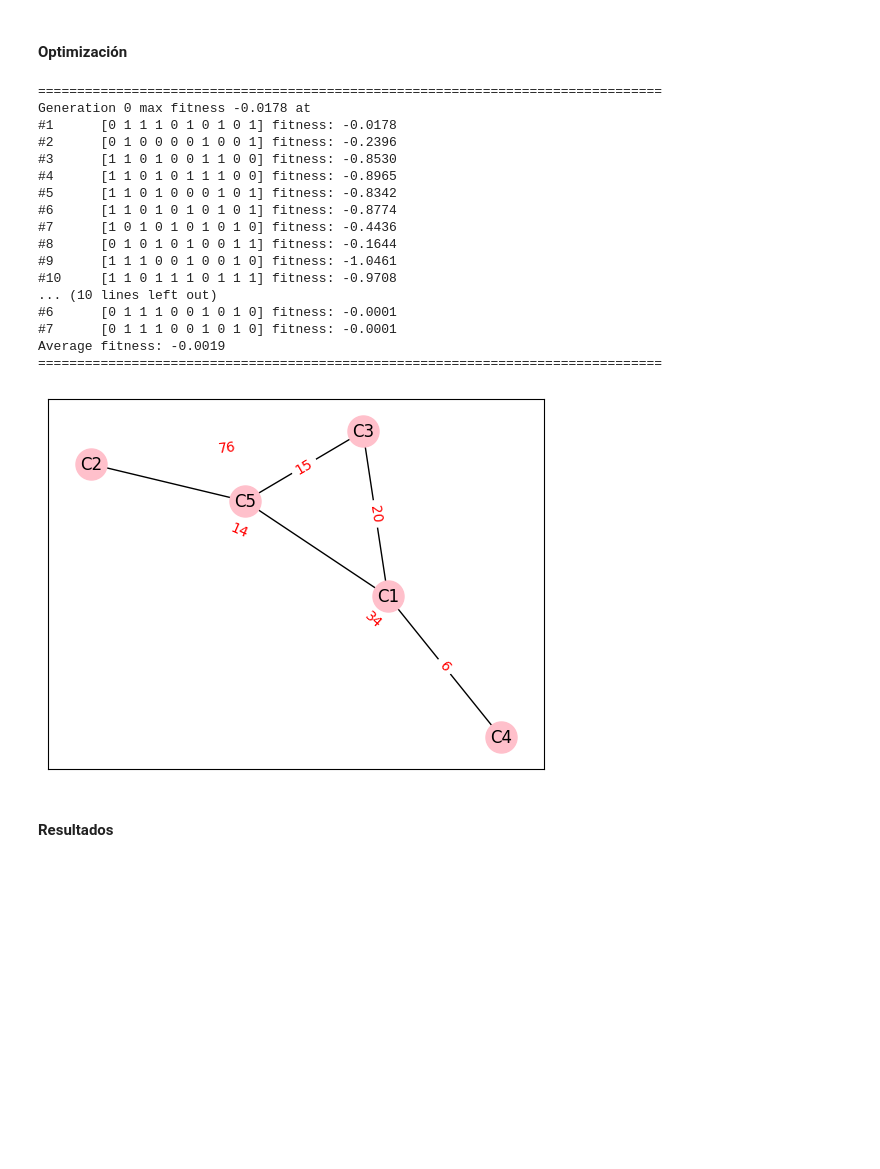
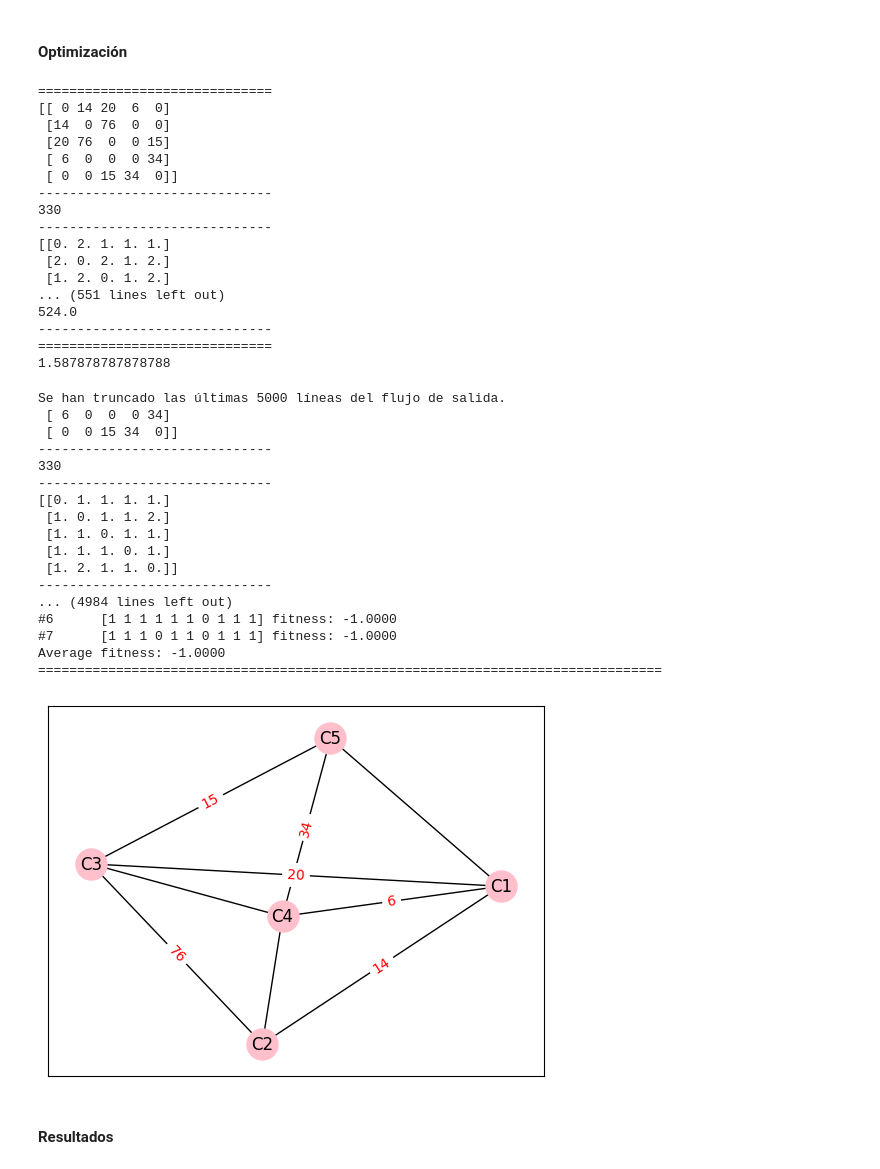
Before and after one commit to jtapiav/github-slideshow, a Jupyter notebook: GA.ipynb, the cells around one changed output. Cells and saved outputs as stored; diff of their text form; code cells hidden in the pictures; blank space fills up the shorter version.

```diff
--- a/GA.ipynb
+++ b/GA.ipynb
@@ -961,8 +974,7 @@ Average fitness: -0.0019
 nodes = ['C{}'.format(index) for index in range(1,6)]
 labeledEdges = {('C1','C2'):14,('C1','C3'):20,('C2','C3'):76,('C1','C4'):6,('C4','C5'):34,('C5','C3'):15}
 
-descriptionApplicationGraph = DirectGraph( nodes, labeledEdges )
-applicationGraph = CustomGraph( descriptionApplicationGraph )
+applicationGraph = CustomGraph( nodes, labeledEdges )
 
 def plotResult( self ):
   None
@@ -1103,7 +1117,7 @@ $$ D_{NoC} = u$$
 Donde $\mu = $ average hops in the network
 # %%
 def functionFitness( x ):
-  return  CustomGraph(Chromosome( x )).hop_matrix.mean()
+  return  CustomGraph( x ).hop_matrix.mean()
 # %%
 def calculateFitness( GA ):
   fitnessScores = np.zeros( len(GA.population) )
@@ -1185,9 +1199,20 @@ print( create_tdg_matrix_mutated( customOptimizatedGraph.adj_matrix, customOptim
 $$ D_{NoC} = \mu $$
 
 Donde $ \mu = \frac{ \sum_{i=1}^{N} \sum_{j=1}^{N} \lambda_{ij} c_{ij} } { \sum_{i=1}^{N} \sum_{j=1}^{N} \lambda_{ij} } $
-# %%
-def functionFitness( x ):
-  return np.sum( CustomGraph(Chromosome( x )).tdg_matrix * CustomGraph(Chromosome( x )).hop_matrix ) / np.sum(  CustomGraph(Chromosome( x )).tdg_matrix )
+# %%
+def functionFitness( x ):
+  print( '='*30 )
+  print( applicationGraph.tdg_matrix )
+  print( '-'*30 )
+  print( np.sum(  applicationGraph.tdg_matrix ) )
+  print( '-'*30 )
+  print( CustomGraph( x ).hop_matrix )
+  print( '-'*30 )
+  print( applicationGraph.tdg_matrix * CustomGraph( x ).hop_matrix )
+  print( np.sum(  applicationGraph.tdg_matrix * CustomGraph( x ).hop_matrix ) )
+  print( '-'*30 )
+  print( '='*30 )
+  return np.sum(  applicationGraph.tdg_matrix * CustomGraph( x ).hop_matrix ) / np.sum( applicationGraph.tdg_matrix )
 # %%
 def calculateFitness( GA ):
   fitnessScores = np.zeros( len(GA.population) )
@@ -1199,39 +1225,54 @@ def calculateFitness( GA ):
 # %%
 def plotResult( self ):
   None
 
 GA = GeneticAlgorithm( populationSize=10, chromosomeSize=10,
                        mutationType='bitstring', crossoverType='uniform', selectionType='ranking',
                        functionDecode = None,
                        calculateFitness = calculateFitness,
                        plotResult = plotResult,
                        numberMaximumIterations=100, epsilon = 0.001,
                        randomState = 69, geneLimits = None )#
 GA.solve()
 GA.printResult()
-customOptimizatedChromosome = Chromosome( GA.bestCandidateOfGeneration[-1] )
-customOptimizatedGraph = CustomGraph( customOptimizatedChromosome )
+customOptimizatedGraph = CustomGraph( GA.bestCandidateOfGeneration[-1] )
 customOptimizatedGraph.drawGraph()
-GA.plotResult( GA )
 # %% [output]
-================================================================================
-Generation 0 max fitness -0.0178 at
-#1      [0 1 1 1 0 1 0 1 0 1] fitness: -0.0178
-#2      [0 1 0 0 0 0 1 0 0 1] fitness: -0.2396
-#3      [1 1 0 1 0 0 1 1 0 0] fitness: -0.8530
-#4      [1 1 0 1 0 1 1 1 0 0] fitness: -0.8965
-#5      [1 1 0 1 0 0 0 1 0 1] fitness: -0.8342
-#6      [1 1 0 1 0 1 0 1 0 1] fitness: -0.8774
-#7      [1 0 1 0 1 0 1 0 1 0] fitness: -0.4436
-#8      [0 1 0 1 0 1 0 0 1 1] fitness: -0.1644
-#9      [1 1 1 0 0 1 0 0 1 0] fitness: -1.0461
-#10     [1 1 0 1 1 1 0 1 1 1] fitness: -0.9708
-... (10 lines left out)
-#6      [0 1 1 1 0 0 1 0 1 0] fitness: -0.0001
-#7      [0 1 1 1 0 0 1 0 1 0] fitness: -0.0001
-Average fitness: -0.0019
-================================================================================
+==============================
+[[ 0 14 20  6  0]
+ [14  0 76  0  0]
+ [20 76  0  0 15]
+ [ 6  0  0  0 34]
+ [ 0  0 15 34  0]]
+------------------------------
+330
+------------------------------
+[[0. 2. 1. 1. 1.]
+ [2. 0. 2. 1. 2.]
+ [1. 2. 0. 1. 2.]
+... (551 lines left out)
+524.0
+------------------------------
+==============================
+1.587878787878788
+Se han truncado las últimas 5000 líneas del flujo de salida.
+ [ 6  0  0  0 34]
+ [ 0  0 15 34  0]]
+------------------------------
+330
+------------------------------
+[[0. 1. 1. 1. 1.]
+ [1. 0. 1. 1. 2.]
+ [1. 1. 0. 1. 1.]
+ [1. 1. 1. 0. 1.]
+ [1. 2. 1. 1. 0.]]
+------------------------------
+... (4984 lines left out)
+#6      [1 1 1 1 1 1 0 1 1 1] fitness: -1.0000
+#7      [1 1 1 0 1 1 0 1 1 1] fitness: -1.0000
+Average fitness: -1.0000
+================================================================================
-[figure, old version]
+[figure, new version]
 # %% [markdown]
 #### Resultados
 # %%
```
Also changed, not shown: parts of 61 cells of this notebook.
